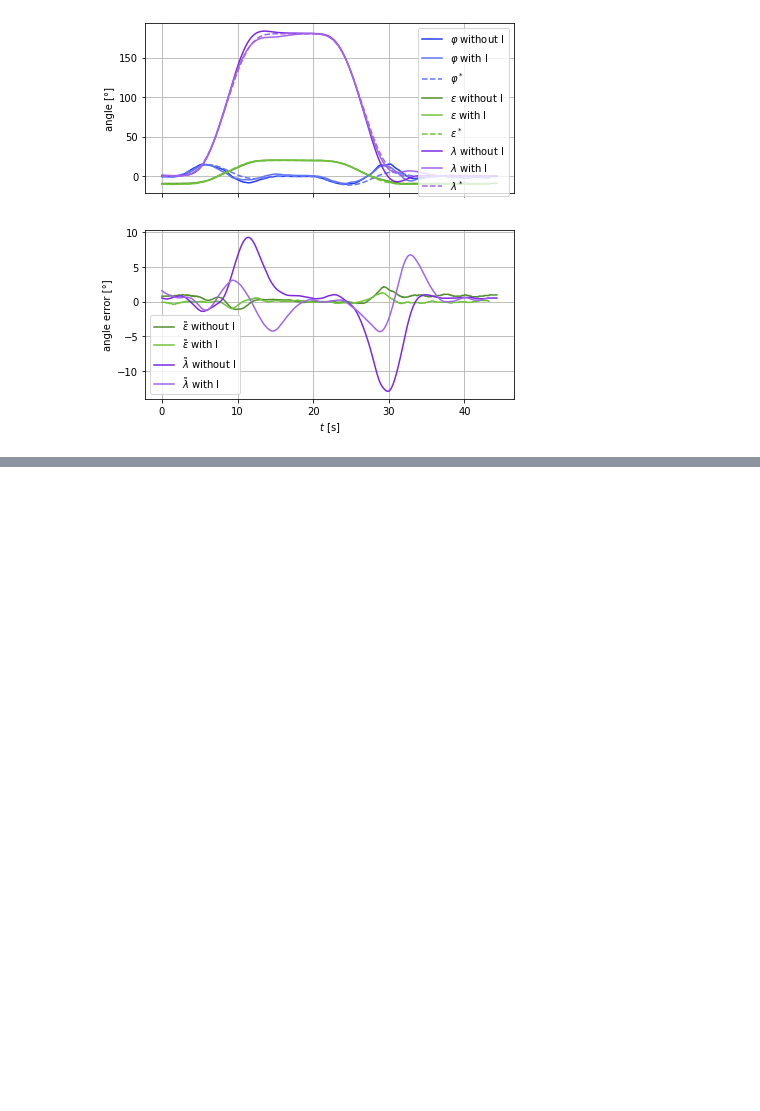
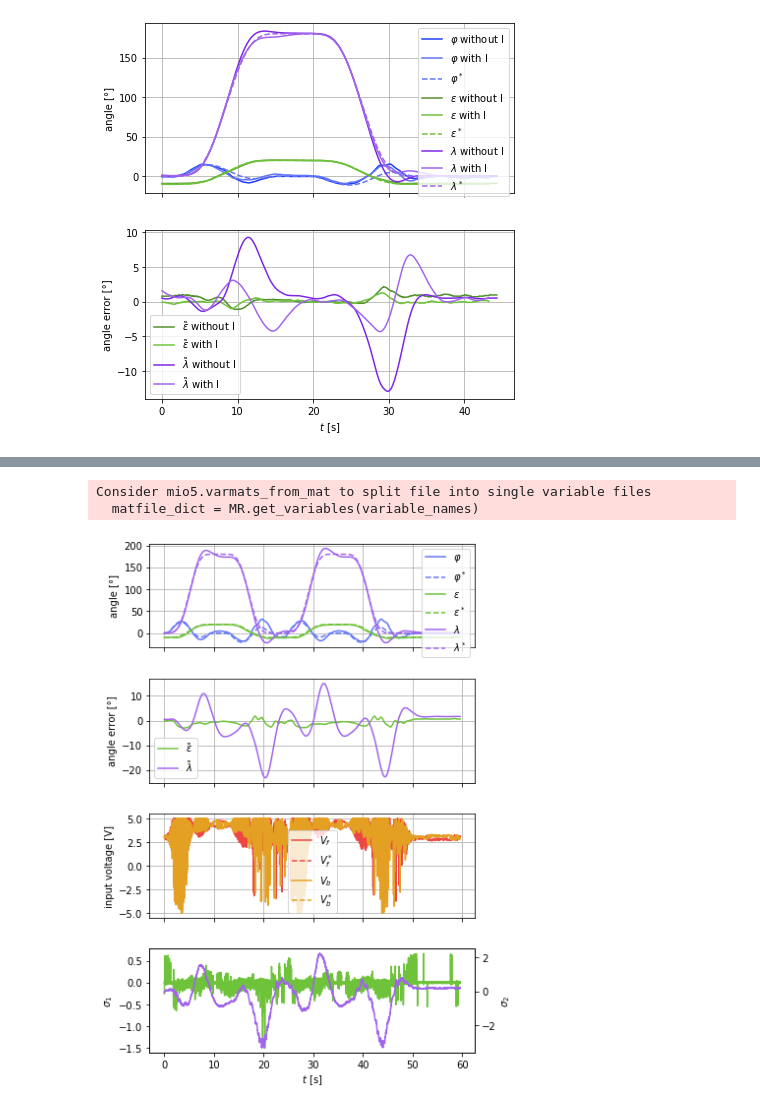
Before and after one commit to Rojetto/helicopter_thesis_code, a Jupyter notebook: scripts/diagrams.ipynb, the cells around one changed output, grey strips where cells are left out. Cells and saved outputs as stored; diff of their text form; code cells hidden in the pictures; blank space fills up the shorter version.

```diff
--- a/scripts/diagrams.ipynb
+++ b/scripts/diagrams.ipynb
@@ -1103,0 +1120,56 @@ my_savefig('tvlqr_tvlqri_2.1.4')
+# %%
+meas = load_meas('dynext_smc_2.1.2')
+clip = clip_and_unify(meas)
+
+mat = loadmat('../matlab/measurements/dynext_smc_2.1.2')
+debug_3d = mat['debug_out']['signals'][0, 0]['values'][0, 0]
+debug = np.reshape(debug_3d, (debug_3d.shape[0], debug_3d.shape[2]))
+debug_t = mat['debug_out']['time'][0, 0].flatten()
+# 36-43: phi(x)
+# 24: sigma1
+# 25: sigma2
+
+plt.figure(figsize=(6, 8))
+
+ax1 = plt.subplot(411)
+plt.plot(clip.t, clip.phi/deg, label="$\\varphi$", **phi_color)
+plt.plot(clip.t, clip.traj_phi[:, 0]/deg, label="$\\varphi^*$", **phi_color, ls='--')
+plt.plot(clip.t, clip.eps/deg, label="$\\varepsilon$", **eps_color)
+plt.plot(clip.t, clip.traj_eps[:, 0]/deg, label="$\\varepsilon^*$", **eps_color, ls='--')
+plt.plot(clip.t, clip.lamb/deg, label="$\\lambda$", **lamb_color)
+plt.plot(clip.t, clip.traj_lamb[:, 0]/deg, label="$\\lambda^*$", **lamb_color, ls='--')
+plt.ylabel("angle [°]")
+plt.grid()
+plt.legend()
+
+plt.subplot(412, sharex=ax1)
+plt.plot(clip.t, (clip.eps - clip.traj_eps[:, 0])/deg, label="$\\tilde\\varepsilon$", **eps_color)
+plt.plot(clip.t, (clip.lamb - clip.traj_lamb[:, 0])/deg, label="$\\tilde\\lambda$", **lamb_color)
+plt.ylabel("angle error [°]")
+plt.grid()
+plt.legend()
+
+plt.subplot(413, sharex=ax1)
+plt.step(clip.t, clip.vf, label="$V_f$", **vf_color)
+plt.plot(clip.t, clip.traj_vf, label="$V_f^*$", **vf_color, ls='--')
+plt.step(clip.t, clip.vb, label="$V_b$", **vb_color)
+plt.plot(clip.t, clip.traj_vb, label="$V_b^*$", **vb_color, ls='--')
+plt.ylabel('input voltage [V]')
+plt.grid()
+plt.legend()
+
+ax_sigma_1 = plt.subplot(414, sharex=ax1)
+plt.plot(debug_t - debug_t[0], debug[24,:].T, **eps_color)
+plt.xlabel("$t$ [s]")
+plt.ylabel("$\\sigma_1$")
+
+ax_sigma_2 = ax_sigma_1.twinx()
+ax_sigma_2.plot(debug_t - debug_t[0], debug[25,:].T, **lamb_color)
+ax_sigma_2.set_ylabel("$\\sigma_2$")
+
+squeeze_subplots()
+my_savefig('dynext_smc_2.1.2')
+# %% [output]
+Consider mio5.varmats_from_mat to split file into single variable files
+  matfile_dict = MR.get_variables(variable_names)
+[figure, added]
```
Also changed, not shown: parts of 5 cells of this notebook, 10 other files.
